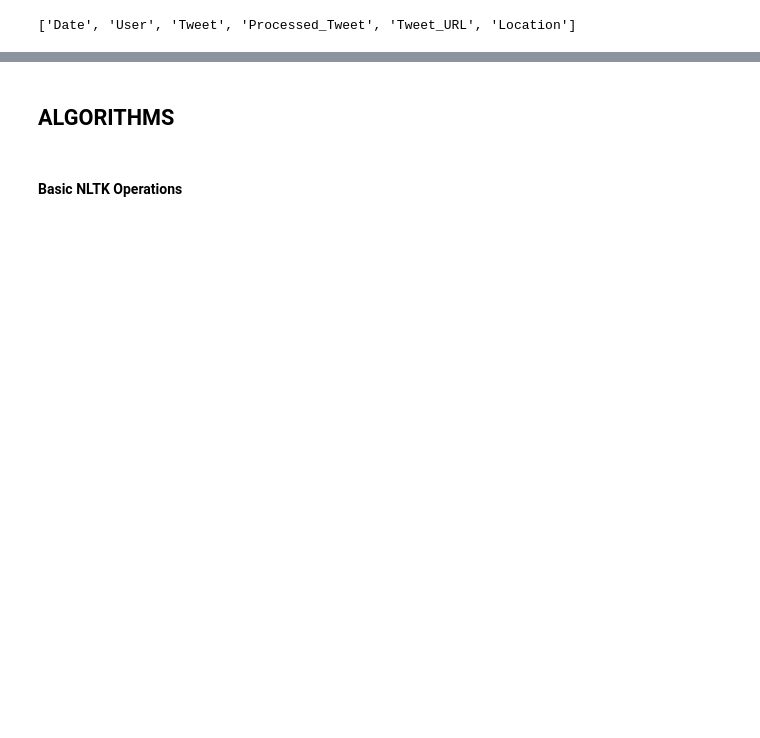
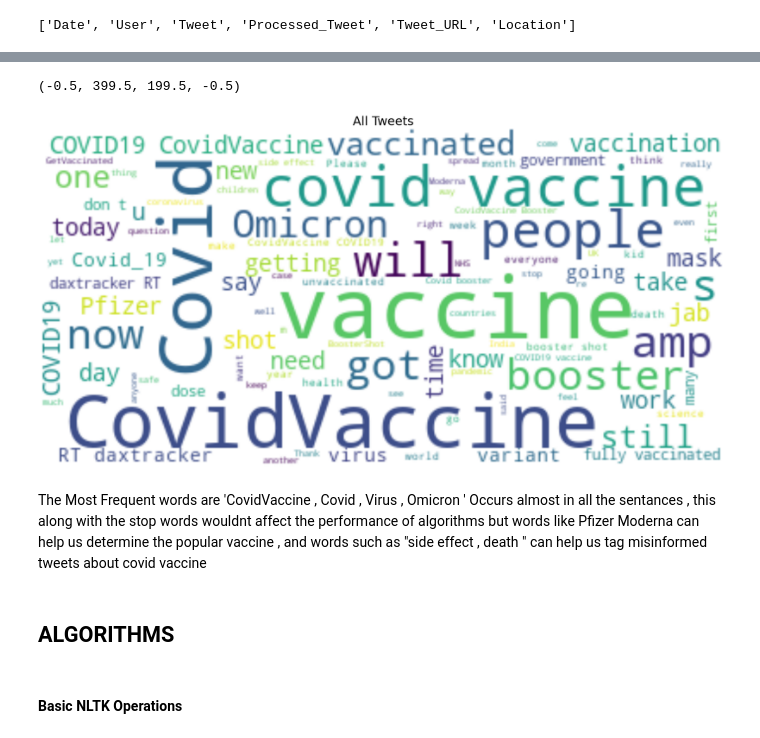
Before and after one commit to preethi-prak/Twitter_SentimentAnalysis_CovidVaccine, a Jupyter notebook: TwitterSentimentAnalysis_EDA_Algorithms.ipynb, the cells around one changed output, grey strips where cells are left out. Saved outputs shown, nothing was run; the diff lists cells and outputs as text; code cells hidden in the pictures; blank space fills up the shorter version.

Commit message:
#Word cloud visualization

```diff
--- a/TwitterSentimentAnalysis_EDA_Algorithms.ipynb
+++ b/TwitterSentimentAnalysis_EDA_Algorithms.ipynb
@@ -107,6 +114,24 @@ vaccine_20_21_cleanedDF.head()
 | 2 | 2021-12-07 23:02:41+00:00 | TheAmirImani | I don't know if this is a "3 dose... | i dont know if this is a dose vac... | https://twitter.com/TheAmirImani/... | Toronto |
 | 3 | 2021-12-07 22:58:56+00:00 | michaelwbunner | Can anyone prove that the #covid ... | can anyone prove that the covid v... | https://twitter.com/michaelwbunne... | Norristown, PA |
 | 4 | 2021-12-07 22:58:46+00:00 | drsajumathew | About 1600 people die each day fr... | about people die each day from co... | https://twitter.com/drsajumathew/... | Atlanta, GA |
+# %%
+
+tweet_All = " ".join(review for review in vaccine_20_21_cleanedDF['Tweet'])
+
+fig, ax = plt.subplots(1, 1, figsize  = (30,30))
+# Create and generate a word cloud image:
+wordcloud_ALL = WordCloud(max_font_size=50, max_words=100, background_color="white").generate(tweet_All)
+
+
+# Display the generated image:
+ax.imshow(wordcloud_ALL, interpolation='bilinear')
+ax.set_title('All Tweets', fontsize=30)
+ax.axis('off')
+# %% [output]
+(-0.5, 399.5, 199.5, -0.5)
+[figure, added]
+# %% [markdown]
+The Most Frequent words are 'CovidVaccine , Covid , Virus , Omicron ' Occurs almost in all the sentances , this along with the stop words wouldnt affect the performance of algorithms but words like Pfizer Moderna can help us determine the popular vaccine , and words such as "side effect  , death " can help us tag misinformed tweets about covid vaccine
 # %% [markdown]
 ## ALGORITHMS
 # %% [markdown]
```
Also changed, not shown: parts of 5 cells of this notebook.
